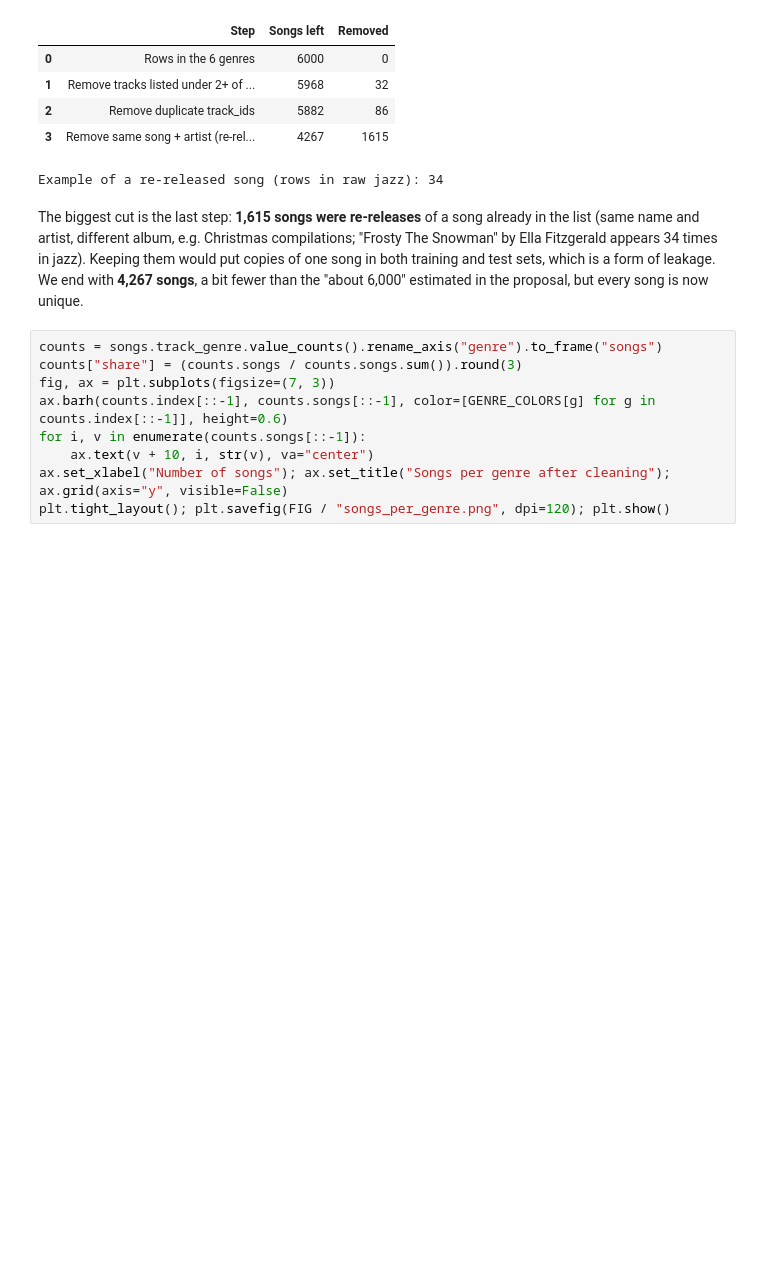
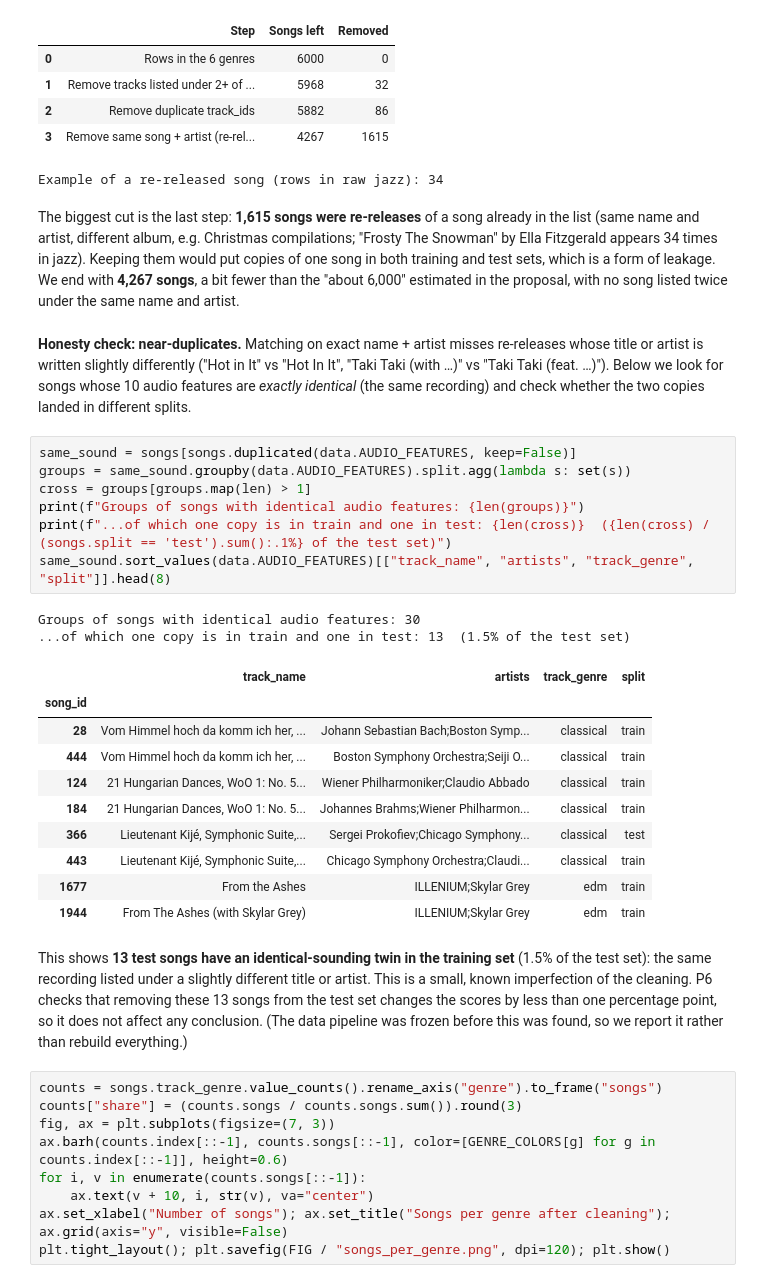
Before and after one commit to vedu-12/soundsense, a Jupyter notebook: notebooks/P1_data_song_map.ipynb, the cells around one changed output. Drawn from its saved outputs; the diff is of its cells as text; blank space fills up the shorter version.

```diff
--- a/notebooks/P1_data_song_map.ipynb
+++ b/notebooks/P1_data_song_map.ipynb
@@ -116,7 +116,31 @@ assert len(df) == len(songs)
 | 3 | Remove same song + artist (re-rel... | 4267 | 1615 |
 Example of a re-released song (rows in raw jazz): 34
 # %% [markdown]
-The biggest cut is the last step: **1,615 songs were re-releases** of a song already in the list (same name and artist, different album, e.g. Christmas compilations; "Frosty The Snowman" by Ella Fitzgerald appears 34 times in jazz). Keeping them would put copies of one song in both training and test sets, which is a form of leakage. We end with **4,267 songs**, a bit fewer than the "about 6,000" estimated in the proposal, but every song is now unique.
+The biggest cut is the last step: **1,615 songs were re-releases** of a song already in the list (same name and artist, different album, e.g. Christmas compilations; "Frosty The Snowman" by Ella Fitzgerald appears 34 times in jazz). Keeping them would put copies of one song in both training and test sets, which is a form of leakage. We end with **4,267 songs**, a bit fewer than the "about 6,000" estimated in the proposal, with no song listed twice under the same name and artist.
+# %% [markdown]
+**Honesty check: near-duplicates.** Matching on exact name + artist misses re-releases whose title or artist is written slightly differently ("Hot in It" vs "Hot In It", "Taki Taki (with …)" vs "Taki Taki (feat. …)"). Below we look for songs whose 10 audio features are *exactly identical* (the same recording) and check whether the two copies landed in different splits.
+# %%
+same_sound = songs[songs.duplicated(data.AUDIO_FEATURES, keep=False)]
+groups = same_sound.groupby(data.AUDIO_FEATURES).split.agg(lambda s: set(s))
+cross = groups[groups.map(len) > 1]
+print(f"Groups of songs with identical audio features: {len(groups)}")
+print(f"...of which one copy is in train and one in test: {len(cross)}  ({len(cross) / (songs.split == 'test').sum():.1%} of the test set)")
+same_sound.sort_values(data.AUDIO_FEATURES)[["track_name", "artists", "track_genre", "split"]].head(8)
+# %% [output]
+Groups of songs with identical audio features: 30
+...of which one copy is in train and one in test: 13  (1.5% of the test set)
+|  | track_name | artists | track_genre | split |
+| song_id |  |  |  |  |
+| 28 | Vom Himmel hoch da komm ich her, ... | Johann Sebastian Bach;Boston Symp... | classical | train |
+| 444 | Vom Himmel hoch da komm ich her, ... | Boston Symphony Orchestra;Seiji O... | classical | train |
+| 124 | 21 Hungarian Dances, WoO 1: No. 5... | Wiener Philharmoniker;Claudio Abbado | classical | train |
+| 184 | 21 Hungarian Dances, WoO 1: No. 5... | Johannes Brahms;Wiener Philharmon... | classical | train |
+| 366 | Lieutenant Kijé, Symphonic Suite,... | Sergei Prokofiev;Chicago Symphony... | classical | test |
+| 443 | Lieutenant Kijé, Symphonic Suite,... | Chicago Symphony Orchestra;Claudi... | classical | train |
+| 1677 | From the Ashes | ILLENIUM;Skylar Grey | edm | train |
+| 1944 | From The Ashes (with Skylar Grey) | ILLENIUM;Skylar Grey | edm | train |
+# %% [markdown]
+This shows **13 test songs have an identical-sounding twin in the training set** (1.5% of the test set): the same recording listed under a slightly different title or artist. This is a small, known imperfection of the cleaning. P6 checks that removing these 13 songs from the test set changes the scores by less than one percentage point, so it does not affect any conclusion. (The data pipeline was frozen before this was found, so we report it rather than rebuild everything.)
 # %%
 counts = songs.track_genre.value_counts().rename_axis("genre").to_frame("songs")
 counts["share"] = (counts.songs / counts.songs.sum()).round(3)
```
Also changed, not shown: parts of 1 cell of this notebook, 30 other files.
